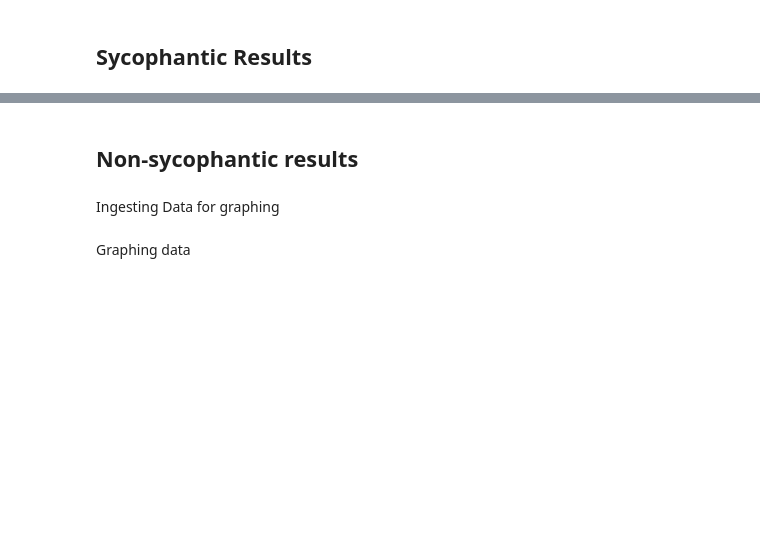
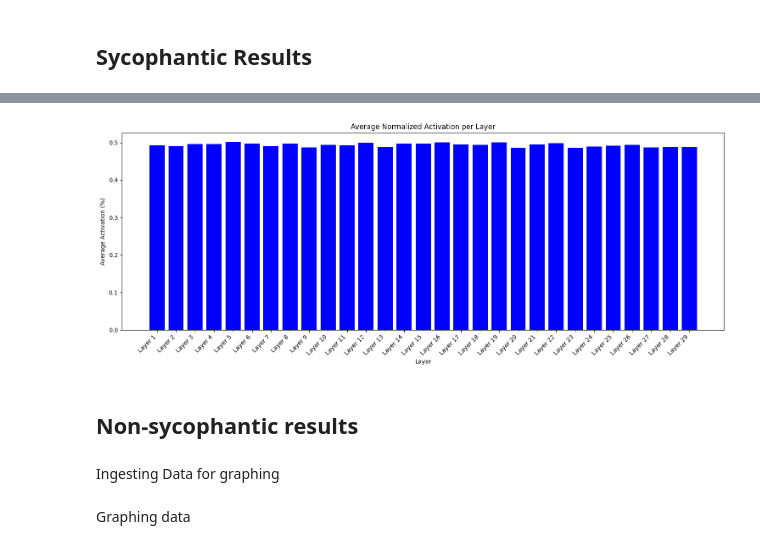
Before and after one commit to jprivera44/LLM_Sycophancy, a Jupyter notebook: experiment_elicit_sycophancy/Graph_llama2_model_geometry_sycophancy_v4.ipynb, the cells around one changed output, grey strips where cells are left out. Cells and saved outputs as stored; diff of their text form; code cells hidden in the pictures; blank space fills up the shorter version.

```diff
--- a/experiment_elicit_sycophancy/Graph_llama2_model_geometry_sycophancy_v4.ipynb
+++ b/experiment_elicit_sycophancy/Graph_llama2_model_geometry_sycophancy_v4.ipynb
@@ -237,11 +306,13 @@ class BlockOutputWrapper(torch.nn.Module):
         self.activations = []
 
     def forward(self, *args, **kwargs):
-        output = self.block(*args, **kwargs)
-        self.last_hidden_state = output[0]
-        # Record the activations for later analysis
-        self.activations.append(output[0].detach().cpu())
-        return output
+          output = self.block(*args, **kwargs)
+          self.last_hidden_state = output[0]
+          # Assuming the MLP output is the second element in the output tuple
+          self.last_mlp_output = output[1] if len(output) > 1 else None
+          # Record the activations for later analysis
+          self.activations.append(self.last_hidden_state.detach().cpu())
+          return output
 
     def get_activations(self):
         # Return the activations and clear the list for the next forward pass
@@ -249,6 +320,15 @@ class BlockOutputWrapper(torch.nn.Module):
         self.activations.clear()
         return activations
 
+    def get_mlp_activations(self):
+        # Check if the last_mlp_output is not None and is a tuple
+        if self.last_mlp_output is not None:
+            # Assuming the MLP activations are the first element of the tuple
+            # You may need to adjust this if the activations are in a different position
+            mlp_activations = self.last_mlp_output[0]
+            return mlp_activations.detach().cpu()
+        else:
+            raise ValueError("No MLP activations found or the activations are not in the expected format.")
     def add(self, activations):
         self.add_activations = activations
 
@@ -279,6 +359,10 @@ class Llama2_7B_Meta_Helper:
             all_activations.append(layer.get_activations())
         return all_activations
 
+    def get_mlp_activations(self, layer_index):
+          # Retrieve the BlockOutputWrapper for the given layer and then get the MLP activations
+          return self.model.model.layers[layer_index].get_mlp_activations()
+
     def get_logits(self, tokens):
         with torch.no_grad():
             logits = self.model(tokens.to(self.device)).logits
@@ -425,3 +578,17 @@ sycophantic_differences[3]
+# %%
+plt.figure(figsize=(15, 6))  # Adjust the figure size as needed
+plt.bar(range(len(layers)), average_activations, color='blue')
+plt.xlabel('Layer')
+plt.ylabel('Average Activation (%)')
+plt.title('Average Normalized Activation per Layer')
+
+# Rotate labels and possibly reduce font size for better readability
+plt.xticks(range(len(layers)), [f'Layer {i+1}' for i in range(len(layers))], rotation=45, ha="right", fontsize=10)
+
+plt.tight_layout()  # Adjusts layout so everything fits without overlapping
+plt.show()
+# %% [output]
+[figure, added]
 # %% [markdown]
 ## Non-sycophantic results
 # %%
```
Also changed, not shown: parts of 26 cells of this notebook, 3 other files.
